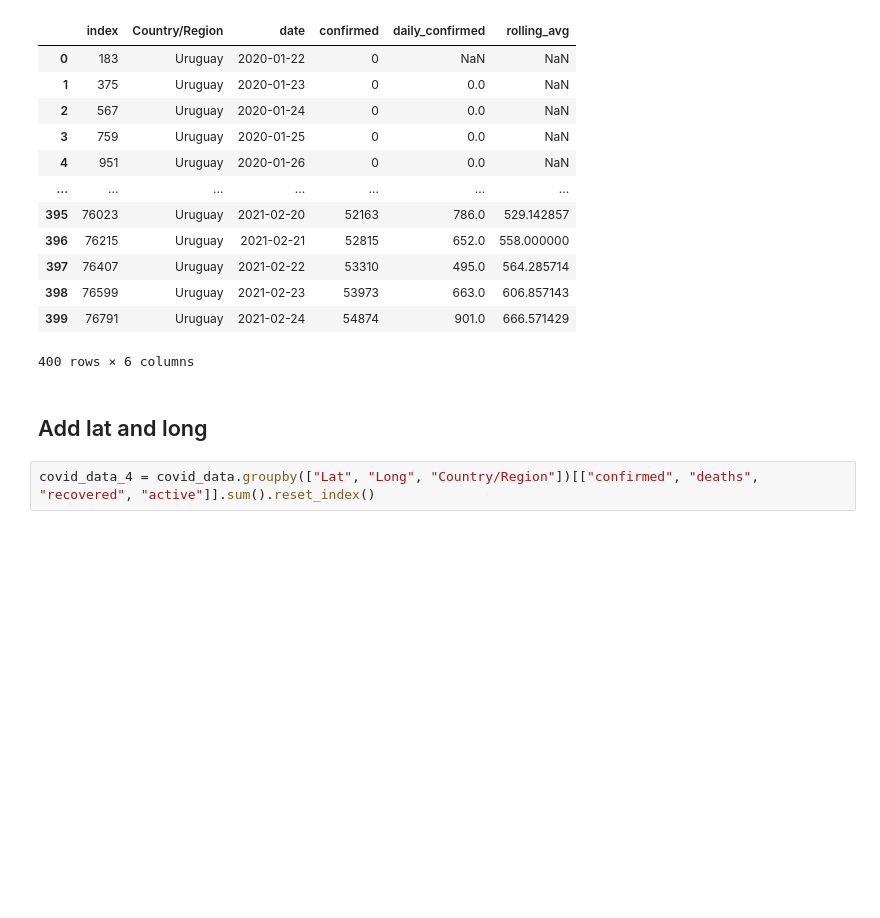
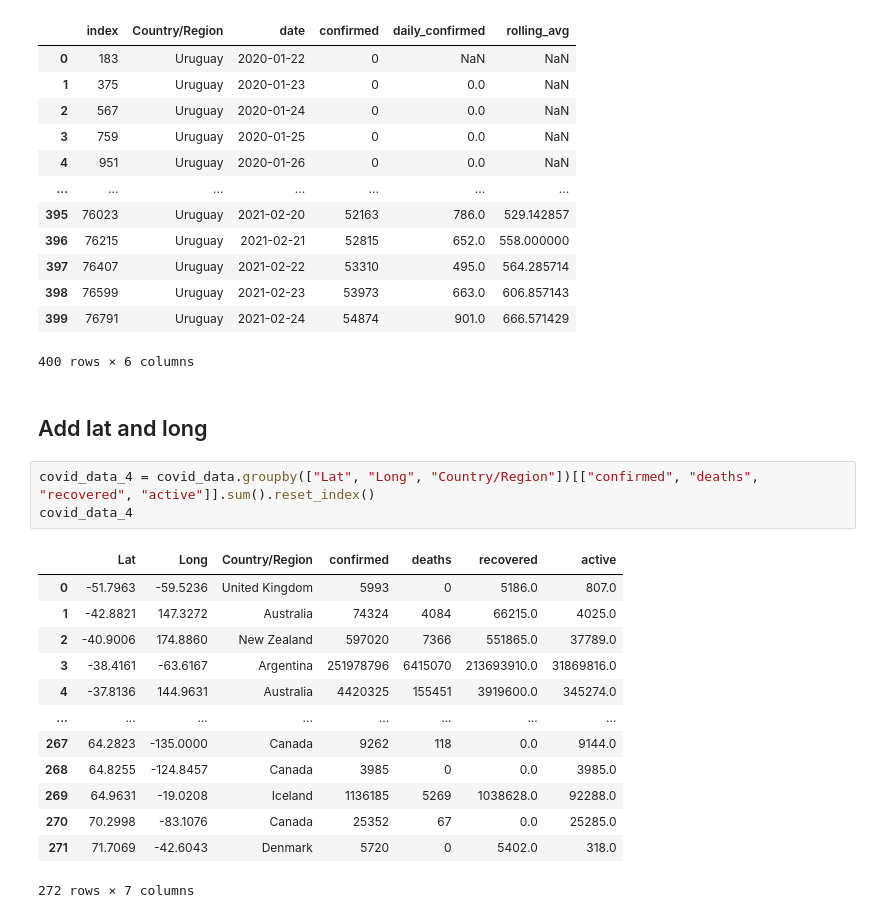
Before and after one commit to daczarne/udemy_covid_19_dash, a Jupyter notebook: data_cleansing.ipynb, the cells around one changed output. Cells and saved outputs as stored; diff of their text form; blank space fills up the shorter version.

```diff
--- a/data_cleansing.ipynb
+++ b/data_cleansing.ipynb
@@ -225,3 +225,18 @@ covid_data_3
 ## Add lat and long
 # %%
 covid_data_4 = covid_data.groupby(["Lat", "Long", "Country/Region"])[["confirmed", "deaths", "recovered", "active"]].sum().reset_index()
+covid_data_4
+# %% [output]
+|  | Lat | Long | Country/Region | confirmed | deaths | recovered | active |
+| 0 | -51.7963 | -59.5236 | United Kingdom | 5993 | 0 | 5186.0 | 807.0 |
+| 1 | -42.8821 | 147.3272 | Australia | 74324 | 4084 | 66215.0 | 4025.0 |
+| 2 | -40.9006 | 174.8860 | New Zealand | 597020 | 7366 | 551865.0 | 37789.0 |
+| 3 | -38.4161 | -63.6167 | Argentina | 251978796 | 6415070 | 213693910.0 | 31869816.0 |
+| 4 | -37.8136 | 144.9631 | Australia | 4420325 | 155451 | 3919600.0 | 345274.0 |
+| ... | ... | ... | ... | ... | ... | ... | ... |
+| 267 | 64.2823 | -135.0000 | Canada | 9262 | 118 | 0.0 | 9144.0 |
+| 268 | 64.8255 | -124.8457 | Canada | 3985 | 0 | 0.0 | 3985.0 |
+| 269 | 64.9631 | -19.0208 | Iceland | 1136185 | 5269 | 1038628.0 | 92288.0 |
+| 270 | 70.2998 | -83.1076 | Canada | 25352 | 67 | 0.0 | 25285.0 |
+| 271 | 71.7069 | -42.6043 | Denmark | 5720 | 0 | 5402.0 | 318.0 |
+272 rows × 7 columns
```
Also changed, not shown: parts of 3 cells of this notebook, 1 other file.
